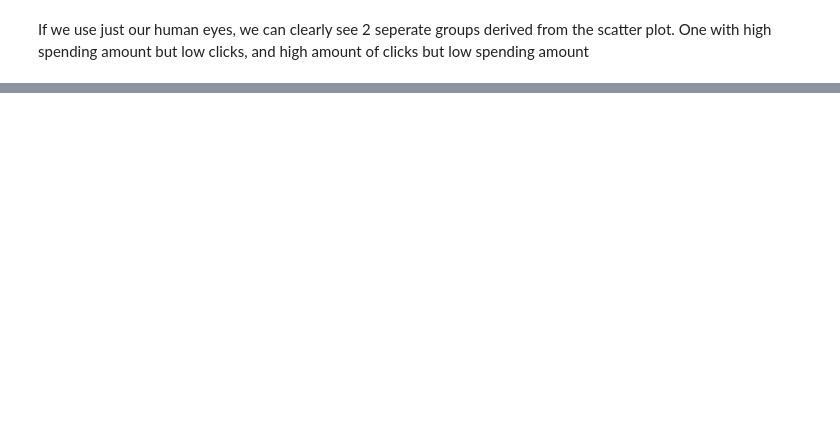
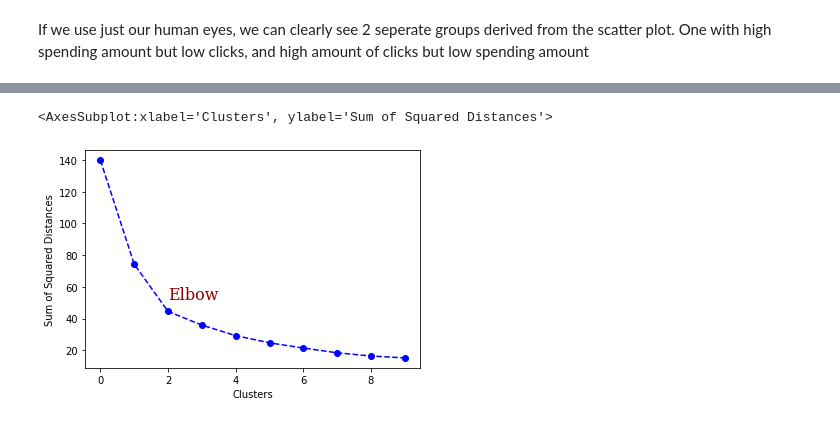
Before and after one commit to dastbek/Lesson-Note, a Jupyter notebook: Stats/K-means clustering.ipynb, the cells around one changed output, grey strips where cells are left out. Cells and saved outputs as stored; diff of their text form; code cells hidden in the pictures; blank space fills up the shorter version.

```diff
--- a/Stats/K-means clustering.ipynb
+++ b/Stats/K-means clustering.ipynb
@@ -70,0 +105,9 @@ If we use just our human eyes, we can clearly see 2 seperate groups derived from
+# %%
+from sklearn.preprocessing import MinMaxScaler
+from sklearn.cluster import KMeans
+
+scaler = MinMaxScaler()
+scaler.fit(c_df)
+X = pd.DataFrame(scaler.transform(c_df))
+X.columns = c_df.columns
+X
@@ -70,0 +141,23 @@ If we use just our human eyes, we can clearly see 2 seperate groups derived from
+# %%
+
+intra_variance=[]
+for i in range(1,11):
+    km = KMeans(n_clusters=i,
+               max_iter=300)
+    km.fit(X)
+    intra_variance.append(km.inertia_)
+intra_variance=pd.Series(intra_variance)
+
+font = {'family': 'serif',
+        'color':  'darkred',
+        'weight': 'normal',
+        'size': 16,
+        }
+
+plt.ylabel('Sum of Squared Distances')
+plt.xlabel('Clusters')
+plt.text(2,intra_variance[2]+5,"Elbow", ha='left',va = "bottom",fontdict=font)
+intra_variance.plot(linestyle='--', marker='o', color='b', label='line with marker')
+# %% [output]
+<AxesSubplot:xlabel='Clusters', ylabel='Sum of Squared Distances'>
+[figure, added]
```
Also changed, not shown: parts of 12 cells of this notebook, 3 other files.
